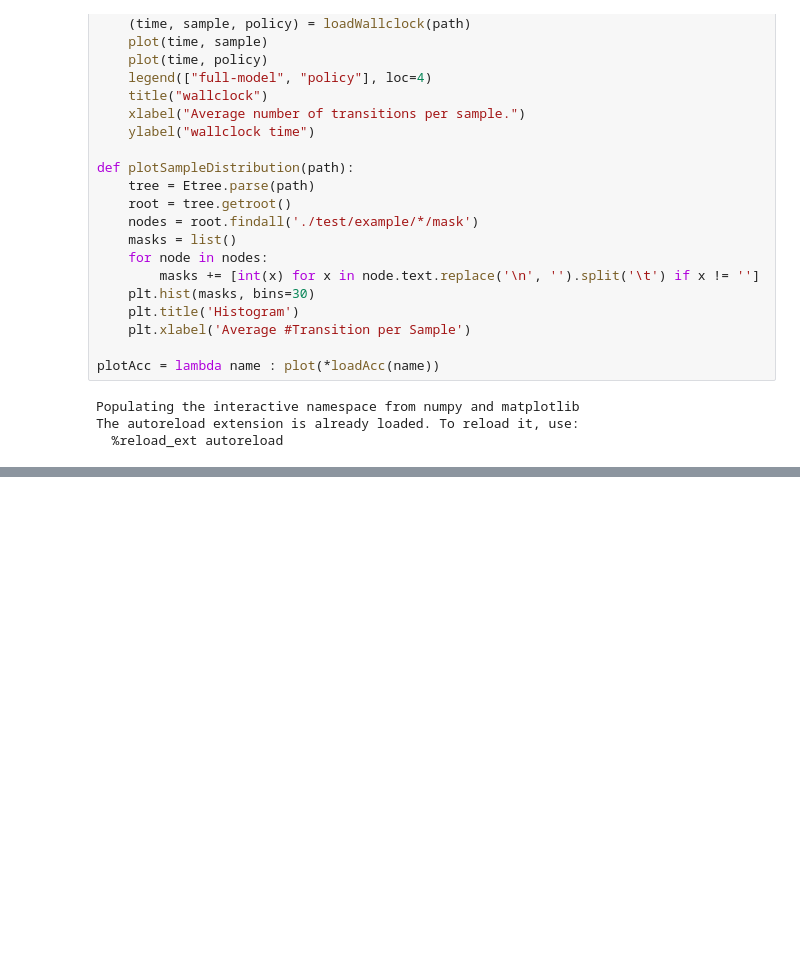
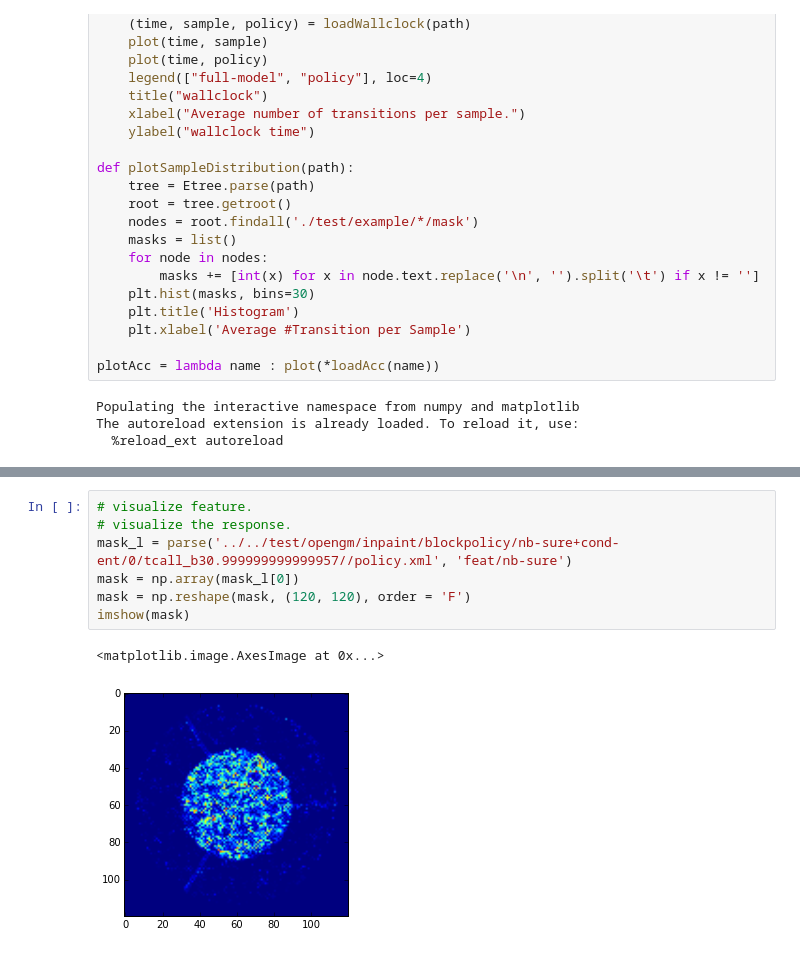
Before and after one commit to strin/HeteroSampler, a Jupyter notebook: notebook/opengm/inpainting.ipynb, the cells around one changed output, grey strips where cells are left out. Saved outputs shown, nothing was run; the diff lists cells and outputs as text; blank space fills up the shorter version.

```diff
--- a/notebook/opengm/inpainting.ipynb
+++ b/notebook/opengm/inpainting.ipynb
@@ -94,0 +95,10 @@ imshow(mask)
+# %%
+# visualize feature.
+# visualize the response.
+mask_l = parse('../../test/opengm/inpaint/blockpolicy/nb-sure+cond-ent/0/tcall_b30.999999999999957//policy.xml', 'feat/nb-sure')
+mask = np.array(mask_l[0])
+mask = np.reshape(mask, (120, 120), order = 'F')
+imshow(mask)
+# %% [output]
+<matplotlib.image.AxesImage at 0x...>
+[figure, added]
```
Also changed, not shown: parts of 5 cells of this notebook, 4 other files.
